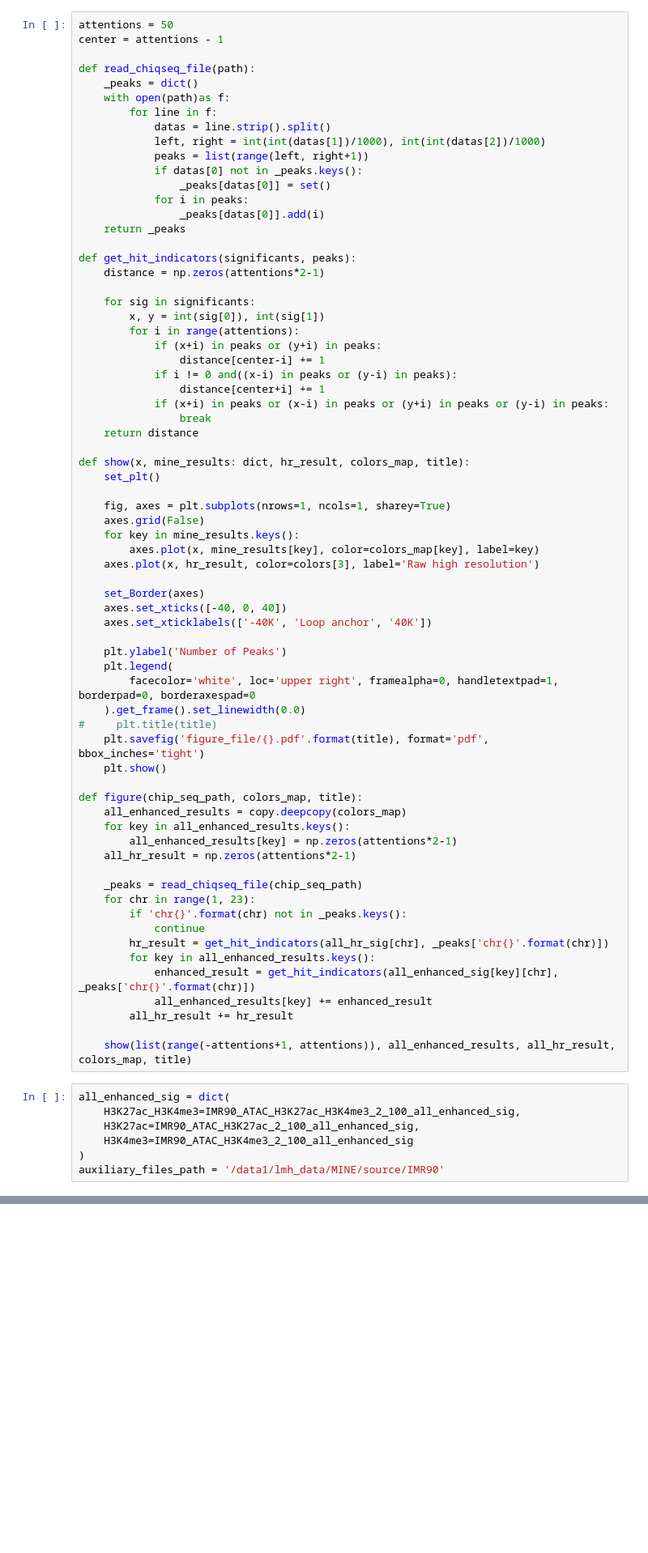
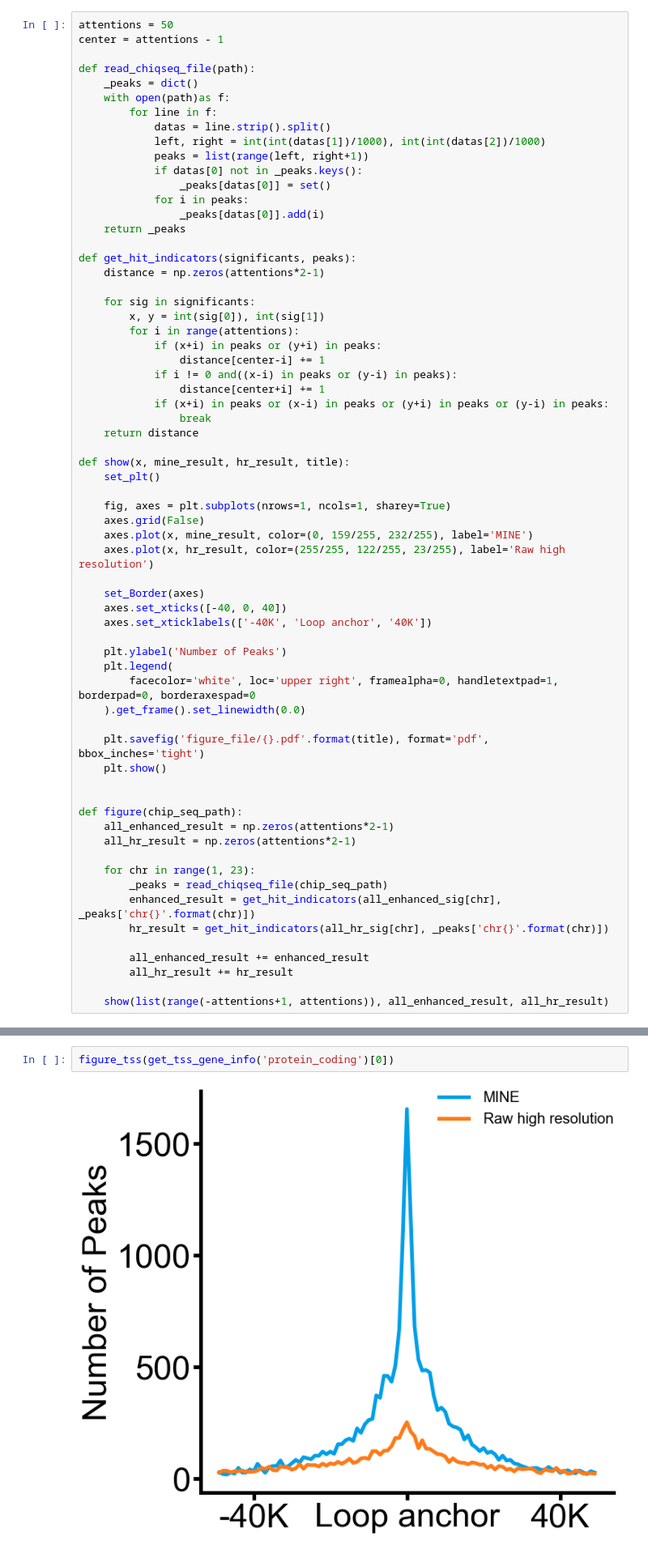
Before and after one commit to MICL-biolab/MINE, a Jupyter notebook: analyse/fig3/figure3.ipynb, the cells around one changed output, grey strips where cells are left out. Shown at 81% size. Cells and saved outputs as stored; diff of their text form; blank space fills up the shorter version.

```diff
--- a/analyse/fig3/figure3.ipynb
+++ b/analyse/fig3/figure3.ipynb
@@ -83,14 +106,13 @@ def get_hit_indicators(significants, peaks):
                 break
     return distance
 
-def show(x, mine_results: dict, hr_result, colors_map, title):
+def show(x, mine_result, hr_result, title):
     set_plt()
 
     fig, axes = plt.subplots(nrows=1, ncols=1, sharey=True)
     axes.grid(False)
-    for key in mine_results.keys():
-        axes.plot(x, mine_results[key], color=colors_map[key], label=key)
-    axes.plot(x, hr_result, color=colors[3], label='Raw high resolution')
+    axes.plot(x, mine_result, color=(0, 159/255, 232/255), label='MINE')
+    axes.plot(x, hr_result, color=(255/255, 122/255, 23/255), label='Raw high resolution')
 
     set_Border(axes)
     axes.set_xticks([-40, 0, 40])
@@ -100,31 +122,21 @@ def show(x, mine_results: dict, hr_result, colors_map, title):
     plt.legend(
         facecolor='white', loc='upper right', framealpha=0, handletextpad=1, borderpad=0, borderaxespad=0
     ).get_frame().set_linewidth(0.0)
-#     plt.title(title)
+
     plt.savefig('figure_file/{}.pdf'.format(title), format='pdf', bbox_inches='tight')
     plt.show()
 
-def figure(chip_seq_path, colors_map, title):
-    all_enhanced_results = copy.deepcopy(colors_map)
-    for key in all_enhanced_results.keys():
-        all_enhanced_results[key] = np.zeros(attentions*2-1)
+
+def figure(chip_seq_path):
+    all_enhanced_result = np.zeros(attentions*2-1)
     all_hr_result = np.zeros(attentions*2-1)
 
-    _peaks = read_chiqseq_file(chip_seq_path)
     for chr in range(1, 23):
-        if 'chr{}'.format(chr) not in _peaks.keys():
-            continue
+        _peaks = read_chiqseq_file(chip_seq_path)
+        enhanced_result = get_hit_indicators(all_enhanced_sig[chr], _peaks['chr{}'.format(chr)])
         hr_result = get_hit_indicators(all_hr_sig[chr], _peaks['chr{}'.format(chr)])
-        for key in all_enhanced_results.keys():
-            enhanced_result = get_hit_indicators(all_enhanced_sig[key][chr], _peaks['chr{}'.format(chr)])
-            all_enhanced_results[key] += enhanced_result
+
+        all_enhanced_result += enhanced_result
         all_hr_result += hr_result
 
-    show(list(range(-attentions+1, attentions)), all_enhanced_results, all_hr_result, colors_map, title)
+    show(list(range(-attentions+1, attentions)), all_enhanced_result, all_hr_result)
-# %%
-all_enhanced_sig = dict(
-    H3K27ac_H3K4me3=IMR90_ATAC_H3K27ac_H3K4me3_2_100_all_enhanced_sig,
-    H3K27ac=IMR90_ATAC_H3K27ac_2_100_all_enhanced_sig,
-    H3K4me3=IMR90_ATAC_H3K4me3_2_100_all_enhanced_sig
-)
-auxiliary_files_path = '/data1/lmh_data/MINE/source/IMR90'
@@ -156,0 +228,4 @@ figure(chip_seq_path, colors_map, 'POLR2A overlap in IMR90')
+# %%
+figure_tss(get_tss_gene_info('protein_coding')[0])
+# %% [output]
+[figure, added]
```
Also changed, not shown: parts of 17 cells of this notebook, 22 other files.
